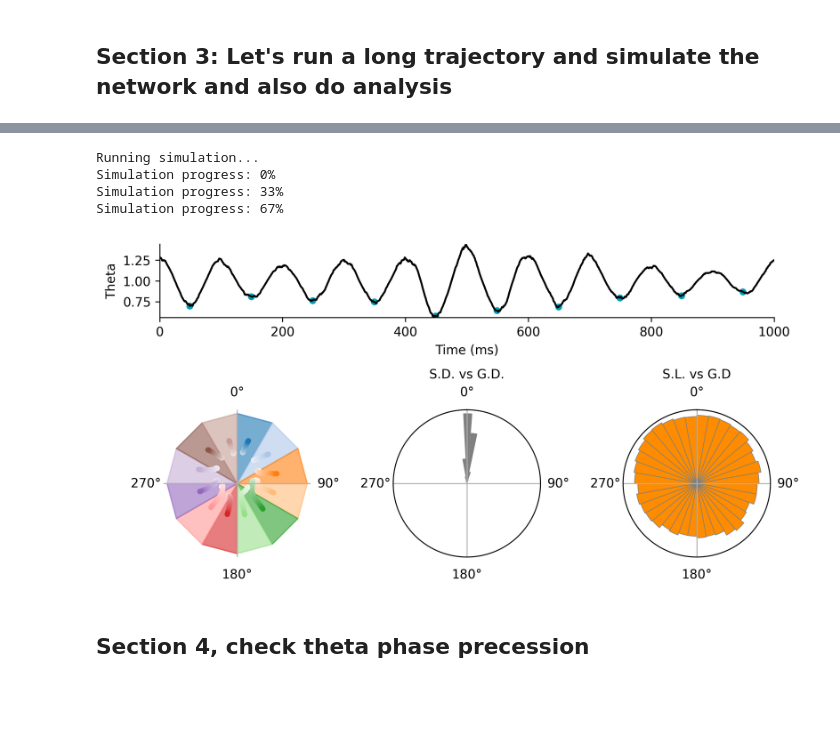
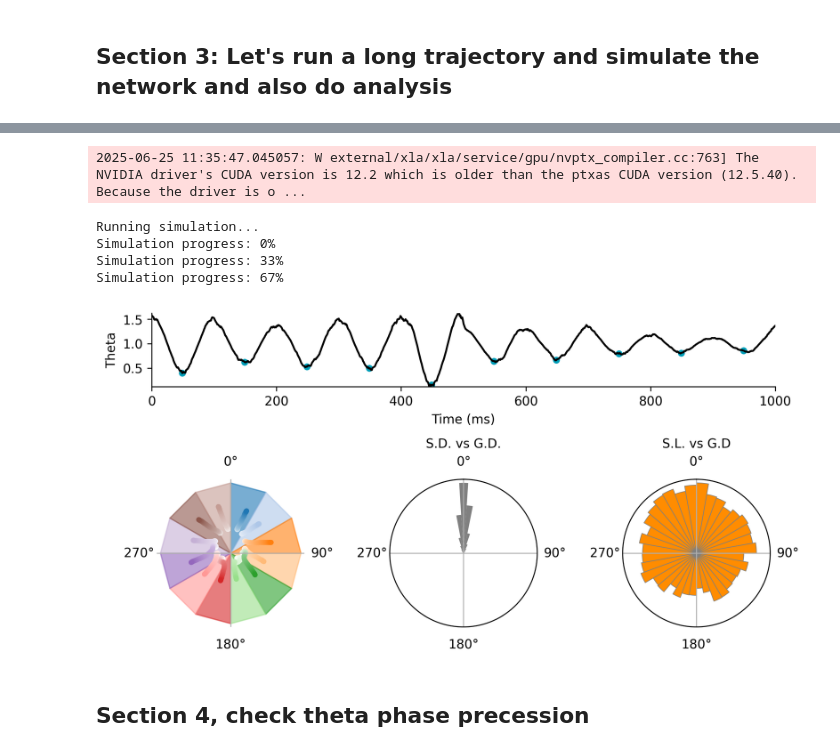
Before and after one commit to ZilongJi/HoneycombSweeps, a Jupyter notebook: PCCAN_HDTopdown_Sweep.ipynb, the cells around one changed output, grey strips where cells are left out. Cells and saved outputs as stored; diff of their text form; code cells hidden in the pictures; blank space fills up the shorter version.

```diff
--- a/PCCAN_HDTopdown_Sweep.ipynb
+++ b/PCCAN_HDTopdown_Sweep.ipynb
@@ -935,7 +938,7 @@ Animation saved to ./animations/twolayer_2.gif
 np.random.seed(111)
 
 goal_loc = (-0.*np.pi, 0.5*np.pi)
-Animal_location_all, Animal_speed_all, Head_direction_all, Dir2Goal_all, Animal_Vel_all = generate_trajectory(Animal_ave_speed= np.sqrt(2)*bm.pi/2/1000,
+Animal_location_all, Animal_speed_all, Head_direction_all, Dir2Goal_all, Animal_Vel_all = generate_trajectory(Animal_ave_speed= 2*np.sqrt(2)*bm.pi/2/1000,
                                                                               goal_loc = goal_loc,
                                                                               dur=150,
                                                                               ifplot=True)
@@ -950,18 +963,18 @@ bm.clear_buffer_memory(platform='gpu')
 
 v0 = 1.0*bm.pi/1000  #baseline speed
 mbar_hd = 5. #HD adaptation strength
-mbar_pc = 14. #GC adaptation strength
+mbar_pc = 8. #GC adaptation strength
 noise_stre = 0.
-Phase_Offset = 1.0
+Phase_Offset = 1.5
 theta_hd_modulation = 0.4 # default 0.4; maximal 0.4
-theta_gc_modulation = 0.3 # default 0.5; maximal 0.5,
+theta_gc_modulation = 0.2 # default 0.5; maximal 0.5,
 Topdown_mod = 5.0 # strength of topdown modulation
 
 
 #construct the model
 #layer 1
 HD_net = HD_cell_L1(num=100,
-                    noise_stre = noise_stre/10, #gc has muhc more neurons than hd, 10000 vs 100
+                    noise_stre = noise_stre/6, #gc has muhc more neurons than hd, 10000 vs 100
                     tau=10.,
                     tau_v=100.,
                     k=1.,
@@ -981,7 +994,7 @@ PC_net = PC_cell_L2(noise_stre = noise_stre,
                     tau = 10.,
                     tau_v = 100.,
                     mbar = mbar_pc,
-                    a = 0.8,
+                    a = 0.5,
                     A = 5,
                     td_A = 5,
                     J0 = 10.0,
@@ -995,7 +1008,7 @@ PC_net = PC_cell_L2(noise_stre = noise_stre,
 # run coupled net
 def run_CoupleNet(i, Animal_location, Head_direction, Animal_speed, Dir2Goal):
 
-    A_modulation = (2+Animal_speed/v0)/3
+    A_modulation = (2+Animal_speed/v0)/5
     theta_modulation_stre_hd = theta_hd_modulation * Animal_speed / v0
     theta_modulation_stre_gc = theta_gc_modulation * Animal_speed / v0
 
@@ -1053,10 +1066,11 @@ for i in range(0, len(Animal_location_all), simulate_time):
     theta_phase[i:i+simulate_time] = np.asarray(theta_phase_i)
     theta_rhythm[i:i+simulate_time] = np.asarray(theta_rhythm_i)
 # %% [output]
-Running simulation...
-Simulation progress: 0%
-Simulation progress: 33%
-Simulation progress: 67%
+2025-06-25 11:35:47.045057: W external/xla/xla/service/gpu/nvptx_compiler.cc:763] The NVIDIA driver's CUDA version is 12.2 which is older than the ptxas CUDA version (12.5.40). Because the driver is o ...
+Running simulation...
+Simulation progress: 0%
+Simulation progress: 33%
+Simulation progress: 67%
 # %%
 
 def create_custom_trajectory_cmap(target_color):
@@ -1076,7 +1090,7 @@ def create_custom_trajectory_cmap(target_color):
     return LinearSegmentedColormap.from_list('custom_cmap', ['white', target_color])
 
 
-start = 5; end = 55 #extract a middle period as Changmin did in empirical data analysis. He used 15°-195° in 360°, so we used 5-55 in 100.
+start = 10; end = 60 #extract a middle period as Changmin did in empirical data analysis. He used 15°-195° in 360°, so we used 5-55 in 100.
 num = 50
 z_max = np.pi
 
@@ -1176,7 +1190,7 @@ colors = sns.color_palette("tab20", 12)
 
 # Shade each sector of the polar plot with the respective color
 for i in range(360 // 30):
-    ax.fill_between([np.radians(i * 30), np.radians((i + 1) * 30)], 0, 1, color=colors[i], alpha=0.6)
+    ax.fill_between([np.radians(i * 30), np.radians((i + 1) * 30)], 0, 1.0, color=colors[i], alpha=0.6)
 
 scatter_angles = []
 scatter_distances = []
@@ -1260,34 +1274,34 @@ bin_edges = np.linspace(0, 2 * np.pi, n_bins + 1)
 
 # Digitise the angle data into bins
 bin_indices = np.digitize(angles_rad, bin_edges) - 1  # subtract 1 to make indices 0-based
 
 # Initialise array to store average sweep lengths
 avg_sweep_length = np.zeros(n_bins)
 for i in range(n_bins):
     in_bin = sweep_lengths[bin_indices == i]
     if len(in_bin) > 0:
         avg_sweep_length[i] = np.mean(in_bin)
     else:
         avg_sweep_length[i] = 0.0  # or np.nan if you prefer
 
 # Prepare angles for bar centres
 bin_centres = (bin_edges[:-1] + bin_edges[1:]) / 2
 
 # Plot as polar histogram (bar plot)
 ax.bar(bin_centres, avg_sweep_length, width=(2 * np.pi / n_bins), bottom=0.0, color='darkorange', edgecolor='grey', linewidth=0.5)
 
 # Format
 ax.set_theta_zero_location('N')
 ax.set_theta_direction(-1)
 ax.set_yticks([])
 ax.set_title('S.L. vs G.D', fontsize=10)
 
 
 plt.tight_layout()
 
 # plt.savefig('/home/zilong/Desktop/HoneycombSweeps/figures/test.pdf')
 # %% [output]
-[figure, old version]
+[figure, new version]
 # %% [markdown]
 ## Section 4, check theta phase precession
 # %%
```
Also changed, not shown: parts of 34 cells of this notebook, 2 other files.
